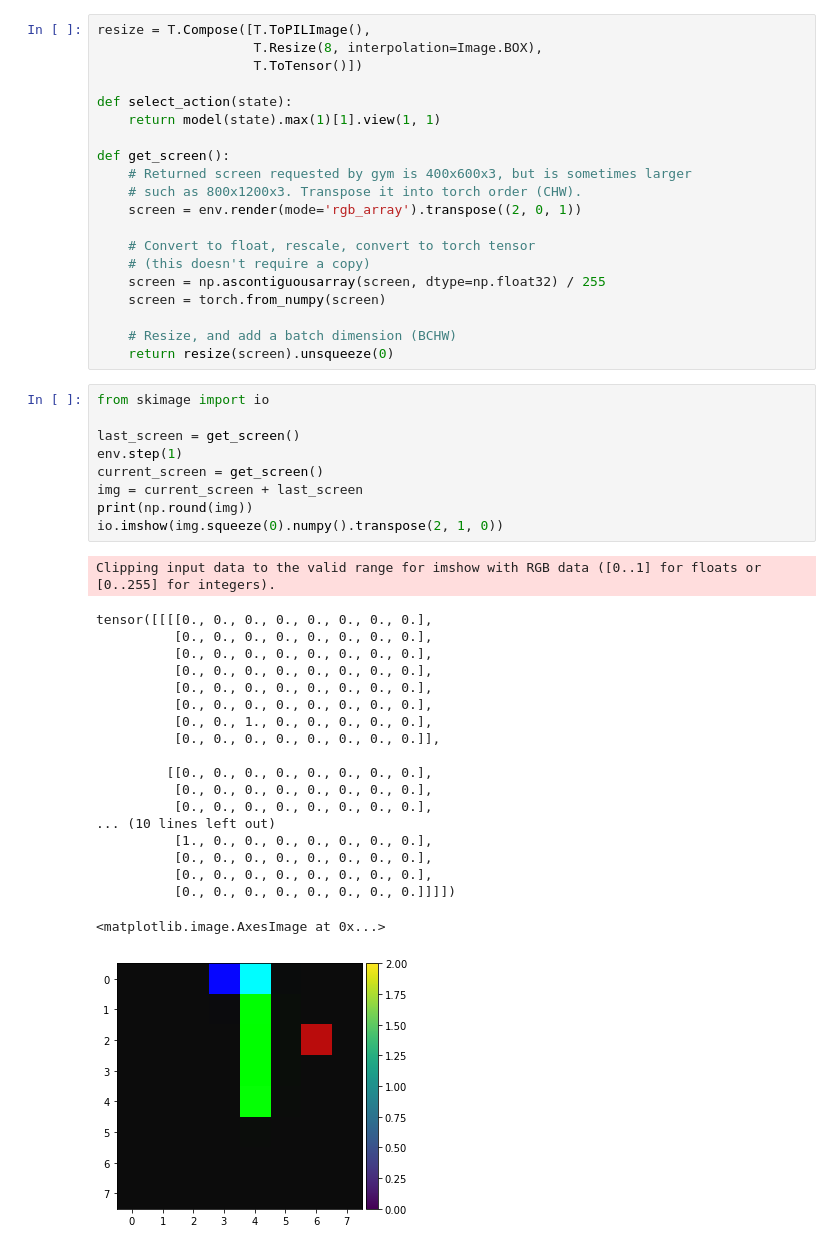
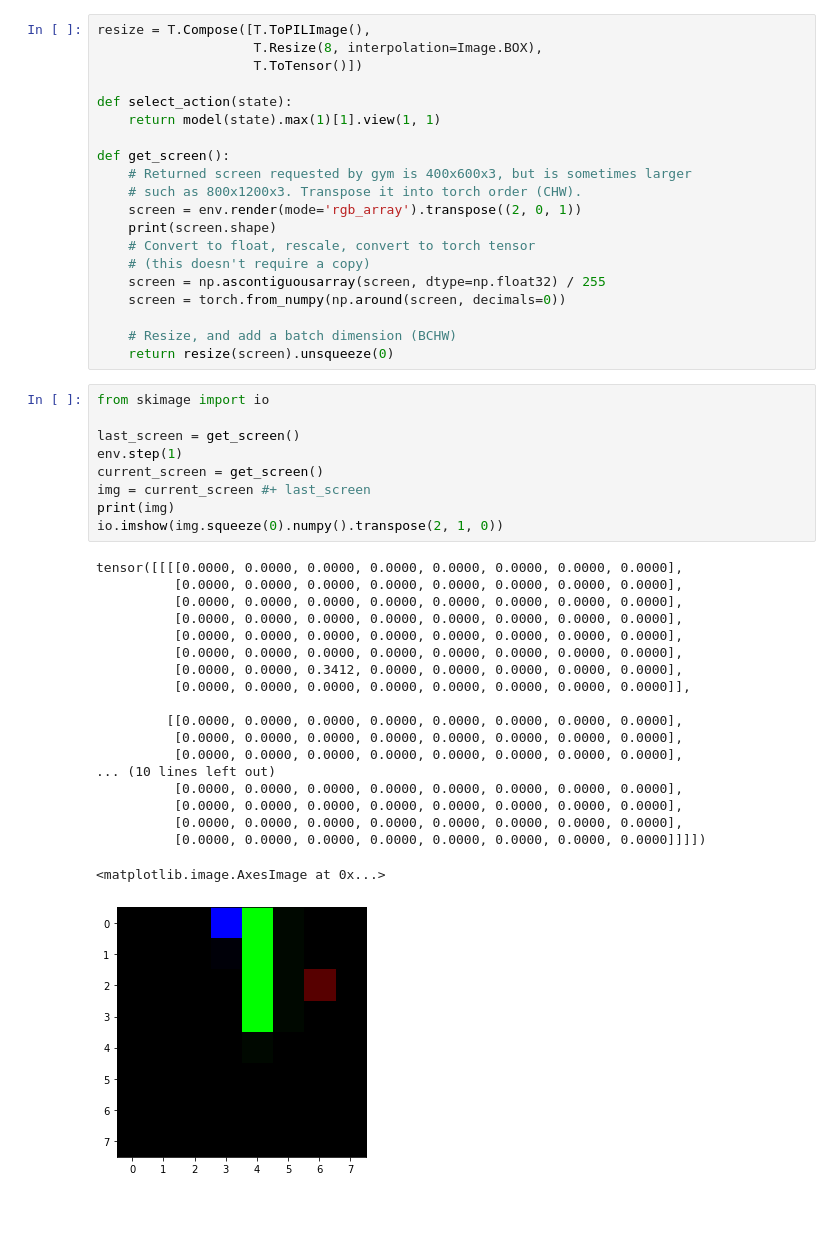
Before and after one commit to MaltheT/dl-project-grp21, a Jupyter notebook: src/snake_tester.ipynb, the cells around one changed output. Drawn from its saved outputs; the diff is of its cells as text; blank space fills up the shorter version.

```diff
--- a/src/snake_tester.ipynb
+++ b/src/snake_tester.ipynb
@@ -58,44 +56,43 @@ def get_screen():
     # Returned screen requested by gym is 400x600x3, but is sometimes larger
     # such as 800x1200x3. Transpose it into torch order (CHW).
     screen = env.render(mode='rgb_array').transpose((2, 0, 1))
-
+    print(screen.shape)
     # Convert to float, rescale, convert to torch tensor
     # (this doesn't require a copy)
     screen = np.ascontiguousarray(screen, dtype=np.float32) / 255
-    screen = torch.from_numpy(screen)
+    screen = torch.from_numpy(np.around(screen, decimals=0))
 
     # Resize, and add a batch dimension (BCHW)
     return resize(screen).unsqueeze(0)
 # %%
 from skimage import io
 
 last_screen = get_screen()
 env.step(1)
 current_screen = get_screen()
-img = current_screen + last_screen
-print(np.round(img))
+img = current_screen #+ last_screen
+print(img)
 io.imshow(img.squeeze(0).numpy().transpose(2, 1, 0))
 # %% [output]
-Clipping input data to the valid range for imshow with RGB data ([0..1] for floats or [0..255] for integers).
+tensor([[[[0.0000, 0.0000, 0.0000, 0.0000, 0.0000, 0.0000, 0.0000, 0.0000],
+          [0.0000, 0.0000, 0.0000, 0.0000, 0.0000, 0.0000, 0.0000, 0.0000],
+          [0.0000, 0.0000, 0.0000, 0.0000, 0.0000, 0.0000, 0.0000, 0.0000],
+          [0.0000, 0.0000, 0.0000, 0.0000, 0.0000, 0.0000, 0.0000, 0.0000],
+          [0.0000, 0.0000, 0.0000, 0.0000, 0.0000, 0.0000, 0.0000, 0.0000],
+          [0.0000, 0.0000, 0.0000, 0.0000, 0.0000, 0.0000, 0.0000, 0.0000],
+          [0.0000, 0.0000, 0.3412, 0.0000, 0.0000, 0.0000, 0.0000, 0.0000],
+          [0.0000, 0.0000, 0.0000, 0.0000, 0.0000, 0.0000, 0.0000, 0.0000]],
+
+         [[0.0000, 0.0000, 0.0000, 0.0000, 0.0000, 0.0000, 0.0000, 0.0000],
+          [0.0000, 0.0000, 0.0000, 0.0000, 0.0000, 0.0000, 0.0000, 0.0000],
+          [0.0000, 0.0000, 0.0000, 0.0000, 0.0000, 0.0000, 0.0000, 0.0000],
+... (10 lines left out)
+          [0.0000, 0.0000, 0.0000, 0.0000, 0.0000, 0.0000, 0.0000, 0.0000],
+          [0.0000, 0.0000, 0.0000, 0.0000, 0.0000, 0.0000, 0.0000, 0.0000],
+          [0.0000, 0.0000, 0.0000, 0.0000, 0.0000, 0.0000, 0.0000, 0.0000],
+          [0.0000, 0.0000, 0.0000, 0.0000, 0.0000, 0.0000, 0.0000, 0.0000]]]])
-tensor([[[[0., 0., 0., 0., 0., 0., 0., 0.],
-          [0., 0., 0., 0., 0., 0., 0., 0.],
-          [0., 0., 0., 0., 0., 0., 0., 0.],
-          [0., 0., 0., 0., 0., 0., 0., 0.],
-          [0., 0., 0., 0., 0., 0., 0., 0.],
-          [0., 0., 0., 0., 0., 0., 0., 0.],
-          [0., 0., 1., 0., 0., 0., 0., 0.],
-          [0., 0., 0., 0., 0., 0., 0., 0.]],
-
-         [[0., 0., 0., 0., 0., 0., 0., 0.],
-          [0., 0., 0., 0., 0., 0., 0., 0.],
-          [0., 0., 0., 0., 0., 0., 0., 0.],
-... (10 lines left out)
-          [1., 0., 0., 0., 0., 0., 0., 0.],
-          [0., 0., 0., 0., 0., 0., 0., 0.],
-          [0., 0., 0., 0., 0., 0., 0., 0.],
-          [0., 0., 0., 0., 0., 0., 0., 0.]]]])
+<matplotlib.image.AxesImage at 0x...>
-<matplotlib.image.AxesImage at 0x...>
-[figure, old version]
+[figure, new version]
 # %%
 num_episodes = 10
 
```
Also changed, not shown: parts of 2 cells of this notebook, 1 other file.
